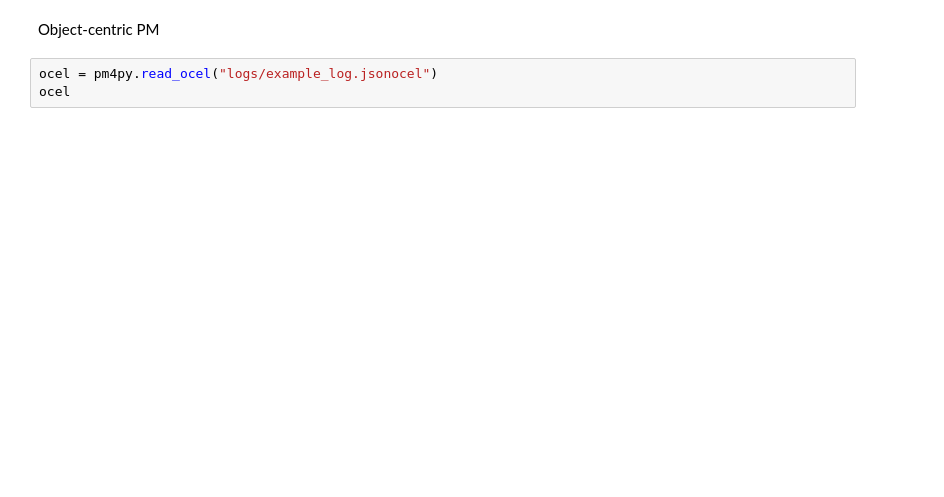
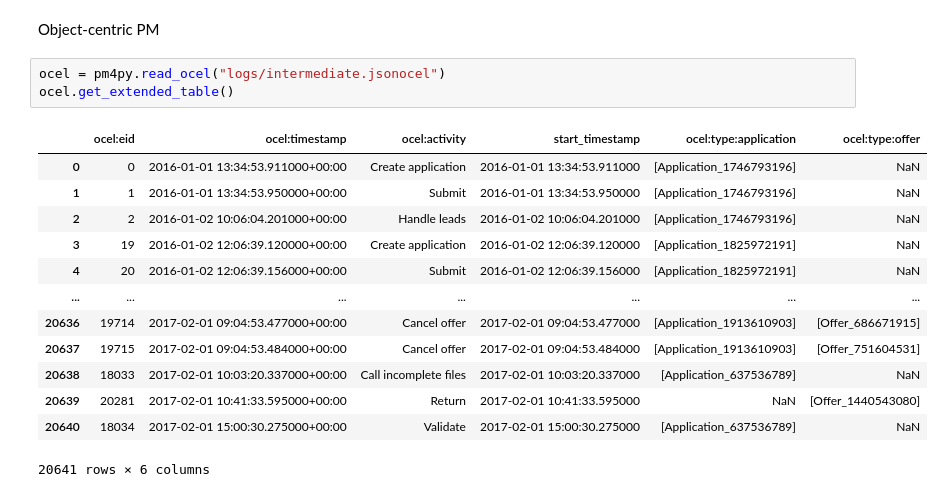
Before and after one commit to boraderen/oasis, a Jupyter notebook: fun.ipynb, the cells around one changed output. Saved outputs shown, nothing was run; the diff lists cells and outputs as text; blank space fills up the shorter version.

Commit message:
started ocpm

```diff
--- a/fun.ipynb
+++ b/fun.ipynb
@@ -129,8 +110,22 @@ pm4py.vis.view_events_distribution_graph(log)
 # %% [markdown]
 Object-centric PM
 # %%
-ocel = pm4py.read_ocel("logs/example_log.jsonocel")
-ocel
+ocel = pm4py.read_ocel("logs/intermediate.jsonocel")
+ocel.get_extended_table()
+# %% [output]
+|  | ocel:eid | ocel:timestamp | ocel:activity | start_timestamp | ocel:type:application | ocel:type:offer |
+| 0 | 0 | 2016-01-01 13:34:53.911000+00:00 | Create application | 2016-01-01 13:34:53.911000 | [Application_1746793196] | NaN |
+| 1 | 1 | 2016-01-01 13:34:53.950000+00:00 | Submit | 2016-01-01 13:34:53.950000 | [Application_1746793196] | NaN |
+| 2 | 2 | 2016-01-02 10:06:04.201000+00:00 | Handle leads | 2016-01-02 10:06:04.201000 | [Application_1746793196] | NaN |
+| 3 | 19 | 2016-01-02 12:06:39.120000+00:00 | Create application | 2016-01-02 12:06:39.120000 | [Application_1825972191] | NaN |
+| 4 | 20 | 2016-01-02 12:06:39.156000+00:00 | Submit | 2016-01-02 12:06:39.156000 | [Application_1825972191] | NaN |
+| ... | ... | ... | ... | ... | ... | ... |
+| 20636 | 19714 | 2017-02-01 09:04:53.477000+00:00 | Cancel offer | 2017-02-01 09:04:53.477000 | [Application_1913610903] | [Offer_686671915] |
+| 20637 | 19715 | 2017-02-01 09:04:53.484000+00:00 | Cancel offer | 2017-02-01 09:04:53.484000 | [Application_1913610903] | [Offer_751604531] |
+| 20638 | 18033 | 2017-02-01 10:03:20.337000+00:00 | Call incomplete files | 2017-02-01 10:03:20.337000 | [Application_637536789] | NaN |
+| 20639 | 20281 | 2017-02-01 10:41:33.595000+00:00 | Return | 2017-02-01 10:41:33.595000 | NaN | [Offer_1440543080] |
+| 20640 | 18034 | 2017-02-01 15:00:30.275000+00:00 | Validate | 2017-02-01 15:00:30.275000 | [Application_637536789] | NaN |
+20641 rows × 6 columns
 # %%
 ocel = pm4py.read_ocel("logs/example_log.jsonocel")
 model = pm4py.discover_ocdfg(ocel)
```
Also changed, not shown: parts of 19 cells of this notebook, 27 other files.
